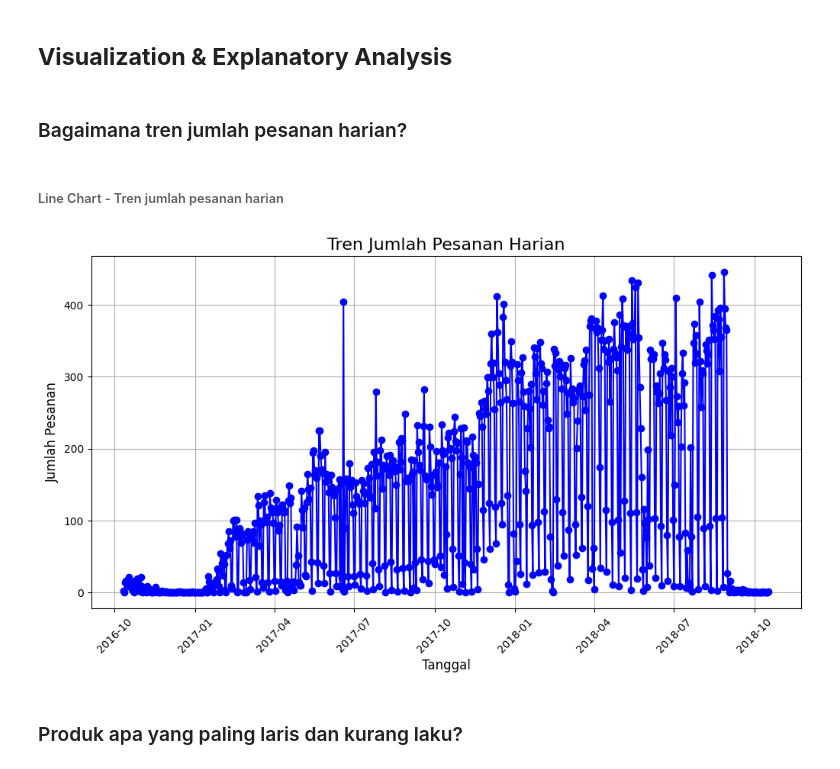
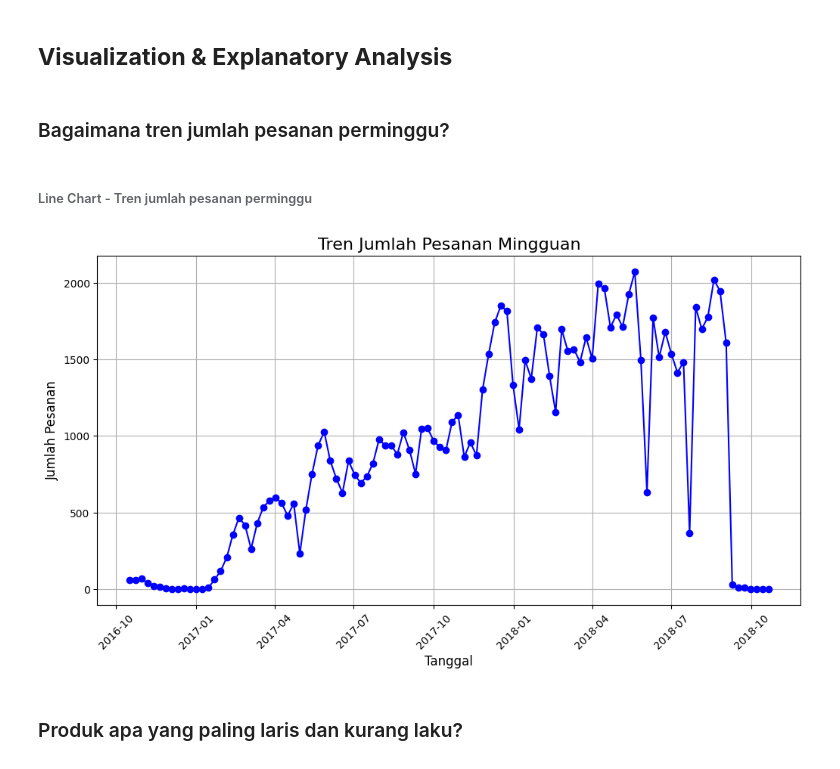
Before and after one commit to wahyunugroho424/proyek-analisis-data, a Jupyter notebook: notebook.ipynb, the cells around one changed output. Cells and saved outputs as stored; diff of their text form; code cells hidden in the pictures.

```diff
--- a/notebook.ipynb
+++ b/notebook.ipynb
@@ -1177,26 +1177,27 @@ all_data_df.head()
 # %% [markdown]
 ## **Visualization & Explanatory Analysis**
 # %% [markdown]
-###  Bagaimana tren jumlah pesanan harian?
+###  Bagaimana tren jumlah pesanan perminggu?
 # %% [markdown]
-######  Line Chart - Tren jumlah pesanan harian
+######  Line Chart - Tren jumlah pesanan perminggu
 # %%
 # Konversi tanggal
 df["order_delivered_customer_date"] = pd.to_datetime(df["order_delivered_customer_date"])
-# Menghitung jumlah pesanan harian
-df_harian = df.resample('D', on="order_delivered_customer_date")["order_id"].nunique().reset_index()
+
+# Menghitung jumlah pesanan per minggu
+df_mingguan = df.resample('W', on="order_delivered_customer_date")["order_id"].nunique().reset_index()
 
 # ===================== VISUALISASI MATPLOTLIB ===================== #
 plt.figure(figsize=(12, 6))
-plt.plot(df_harian["order_delivered_customer_date"], df_harian["order_id"], marker='o', linestyle='-', color="blue")
-plt.title("Tren Jumlah Pesanan Harian", fontsize=16)
+plt.plot(df_mingguan["order_delivered_customer_date"], df_mingguan["order_id"], marker='o', linestyle='-', color="blue")
+plt.title("Tren Jumlah Pesanan Mingguan", fontsize=16)
 plt.xlabel("Tanggal", fontsize=12)
 plt.ylabel("Jumlah Pesanan", fontsize=12)
 plt.xticks(rotation=45)
 plt.grid()
 plt.show()
 # %% [output]
-[figure, old version]
+[figure, new version]
 # %% [markdown]
 ### Produk apa yang paling laris dan kurang laku?
 # %% [markdown]
```
Also changed, not shown: parts of 13 cells of this notebook.
